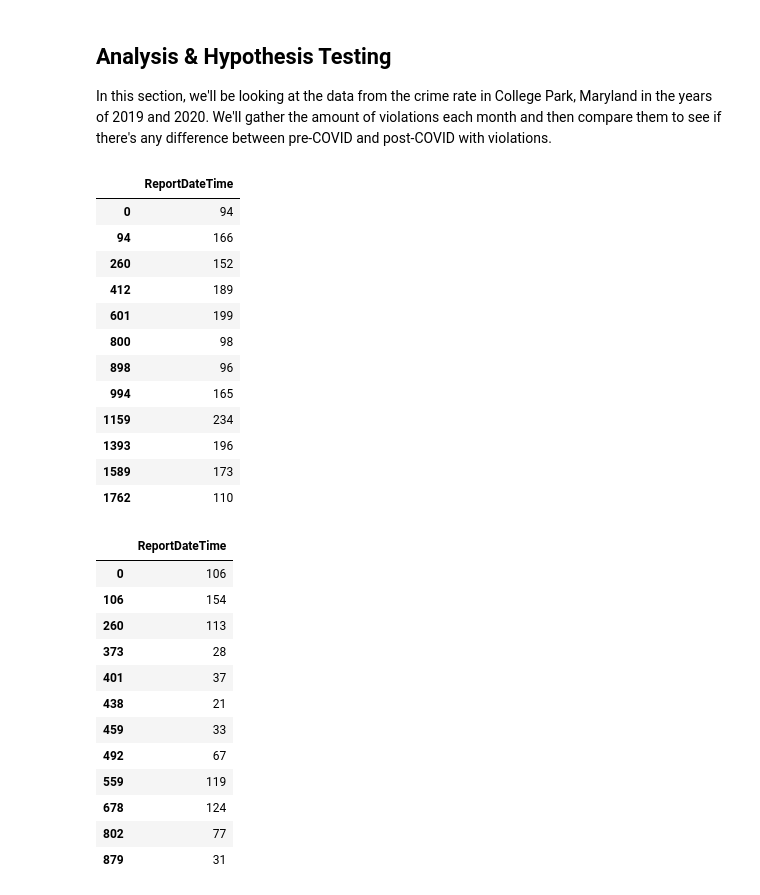
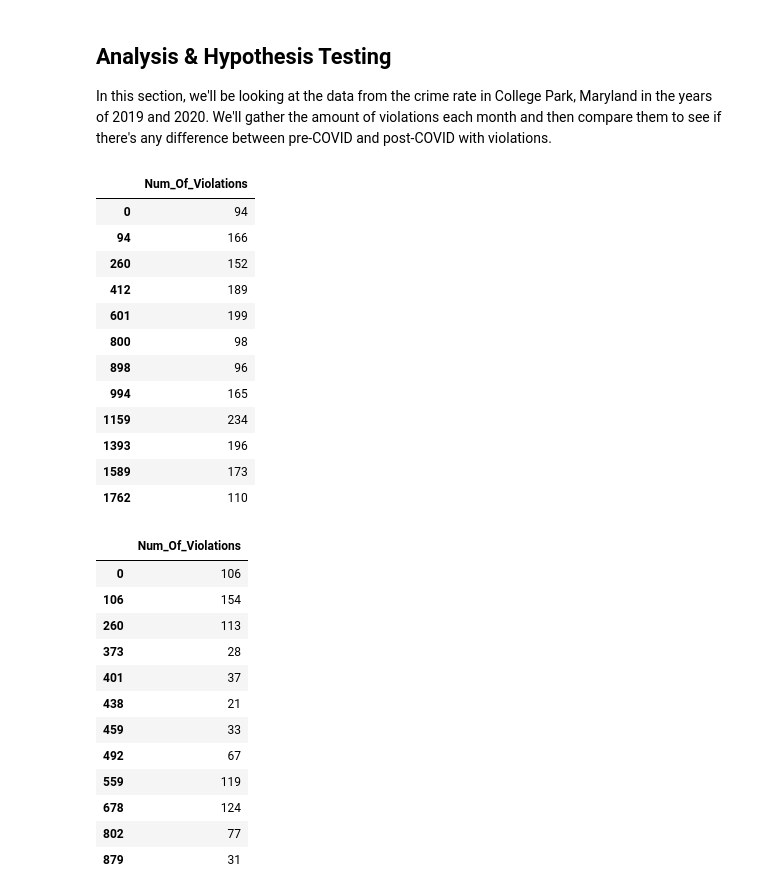
Before and after one commit to mmablim00/mmablim00.github.io, a Jupyter notebook: Final.ipynb, the cells around one changed output. Cells and saved outputs as stored; diff of their text form; code cells hidden in the pictures.

```diff
--- a/Final.ipynb
+++ b/Final.ipynb
@@ -130,14 +130,15 @@ In this section, we'll be looking at the data from the crime rate in College Par
 # %%
 ## Copy created to not mess with inital DF
 data19 = data_cleaned['2019'].copy()
 ## Have to change to datetime format for pandas to split by month
 data19["ReportDateTime"] = pd.to_datetime(data19["ReportDateTime"])
 
 ## Grouping by the type of violation and getting the count of the number of violations per month in 2019
 count19 = pd.DataFrame(data19.groupby([pd.Grouper(key = 'ReportDateTime', freq = 'M')])['ReportDateTime'].transform('size')).drop_duplicates()
+count19.columns = {'Num_Of_Violations'}
 count19
 # %% [output]
-|  | ReportDateTime |
+|  | Num_Of_Violations |
 | 0 | 94 |
 | 94 | 166 |
 | 260 | 152 |
@@ -158,9 +159,10 @@ data20["ReportDateTime"] = pd.to_datetime(data20["ReportDateTime"])
 
 ## Grouping by the type of violation and getting the count of the number of violations per month in 2020
 count20 = pd.DataFrame(data20.groupby([pd.Grouper(key = 'ReportDateTime', freq = 'M')])['ReportDateTime'].transform('size')).drop_duplicates()
+count20.columns = {'Num_Of_Violations'}
 count20
 # %% [output]
-|  | ReportDateTime |
+|  | Num_Of_Violations |
 | 0 | 106 |
 | 106 | 154 |
 | 260 | 113 |
```
Also changed, not shown: parts of 10 cells of this notebook.
